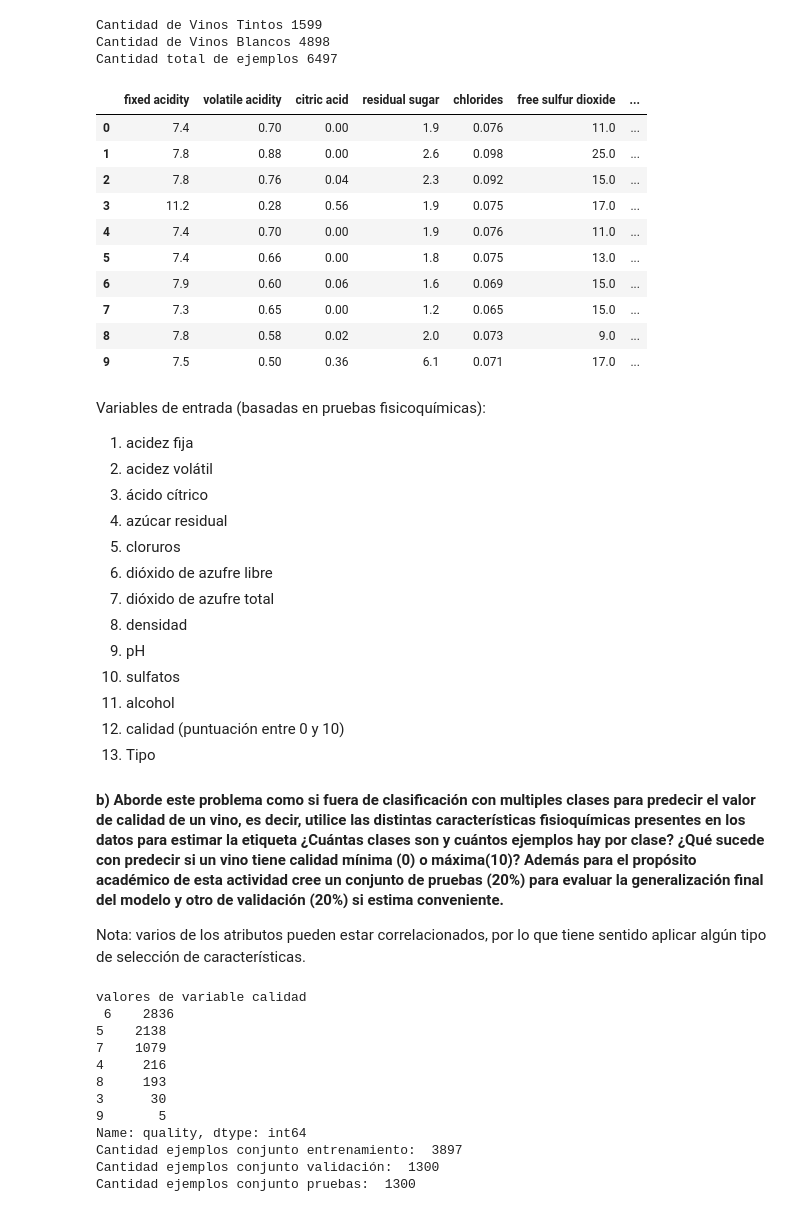
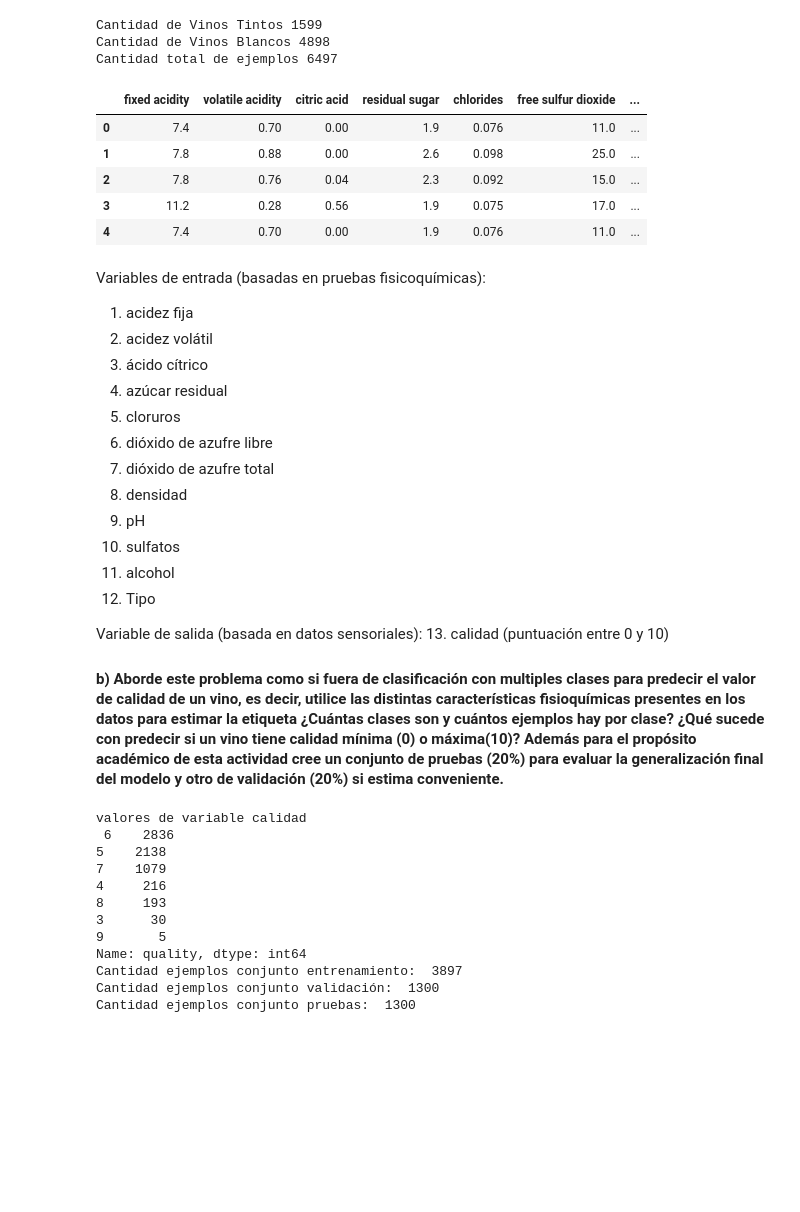
Before and after one commit to LeMythedeSisyphe/MachineLearning-Tarea3, a Jupyter notebook: MachineLaerning-Tarea3.ipynb, the cells around one changed output. Saved outputs shown, nothing was run; the diff lists cells and outputs as text; code cells hidden in the pictures; blank space fills up the shorter version.

```diff
--- a/MachineLaerning-Tarea3.ipynb
+++ b/MachineLaerning-Tarea3.ipynb
@@ -35,29 +35,24 @@ Este problema puede ser abordado como clasificación de 11 clases o de regresió
 # %%
 import pandas as pd
 df_red = pd.read_csv("winequality-red.csv",sep=";") #Vinos tintos
 print("Cantidad de Vinos Tintos",len(df_red))
 df_red.loc[:,'Tipo'] = 1
 df_white = pd.read_csv("winequality-white.csv",sep=";") #Vinos blanco
 print("Cantidad de Vinos Blancos",len(df_white))
-df_white.loc[:,'Tipo'] = 10
+df_white.loc[:,'Tipo'] = 2
 df = pd.concat([df_red,df_white], axis=0)
 print("Cantidad total de ejemplos", len(df))
-df.head(10)
+df.head()
 # %% [output]
 Cantidad de Vinos Tintos 1599
 Cantidad de Vinos Blancos 4898
 Cantidad total de ejemplos 6497
 |  | fixed acidity | volatile acidity | citric acid | residual sugar | chlorides | free sulfur dioxide | ... |
 | 0 | 7.4 | 0.70 | 0.00 | 1.9 | 0.076 | 11.0 | ... |
 | 1 | 7.8 | 0.88 | 0.00 | 2.6 | 0.098 | 25.0 | ... |
 | 2 | 7.8 | 0.76 | 0.04 | 2.3 | 0.092 | 15.0 | ... |
 | 3 | 11.2 | 0.28 | 0.56 | 1.9 | 0.075 | 17.0 | ... |
 | 4 | 7.4 | 0.70 | 0.00 | 1.9 | 0.076 | 11.0 | ... |
-| 5 | 7.4 | 0.66 | 0.00 | 1.8 | 0.075 | 13.0 | ... |
-| 6 | 7.9 | 0.60 | 0.06 | 1.6 | 0.069 | 15.0 | ... |
-| 7 | 7.3 | 0.65 | 0.00 | 1.2 | 0.065 | 15.0 | ... |
-| 8 | 7.8 | 0.58 | 0.02 | 2.0 | 0.073 | 9.0 | ... |
-| 9 | 7.5 | 0.50 | 0.36 | 6.1 | 0.071 | 17.0 | ... |
 # %% [markdown]
 Variables de entrada (basadas en pruebas fisicoquímicas):
 
@@ -72,13 +67,12 @@ Variables de entrada (basadas en pruebas fisicoquímicas):
 9. pH
 10. sulfatos
 11. alcohol
-12. calidad (puntuación entre 0 y 10)
-11. Tipo
+12. Tipo
+
+Variable de salida (basada en datos sensoriales):
+13. calidad (puntuación entre 0 y 10)
 
 #### b) Aborde este problema como si fuera de clasificación con multiples clases para predecir el valor de calidad de un vino, es decir, utilice las distintas caracterı́sticas fisioquı́micas presentes en los datos para estimar la etiqueta ¿Cuántas clases son y cuántos ejemplos hay por clase? ¿Qué sucede con predecir si un vino tiene calidad mínima (0) o máxima(10)? Además para el propósito académico de esta actividad cree un conjunto de pruebas (20%)  para evaluar la generalización final del modelo y otro de validación (20%) si estima conveniente.
-
-  Nota: varios de los atributos pueden estar correlacionados, por lo que tiene sentido aplicar algún tipo de
-   selección de características.
 # %%
 print("valores de variable calidad \n", df.quality.value_counts())
 df = df.sample(frac=1,random_state=44) #Desordena los datos
```
Also changed, not shown: parts of 44 cells of this notebook.
